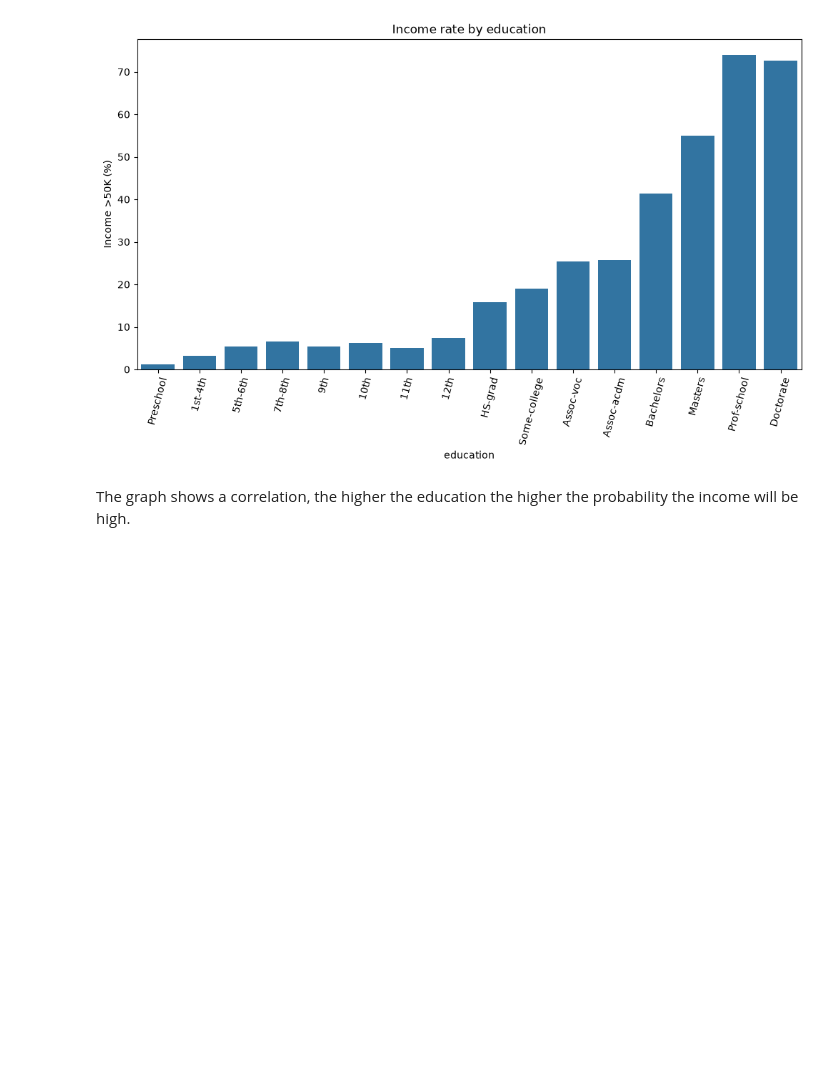
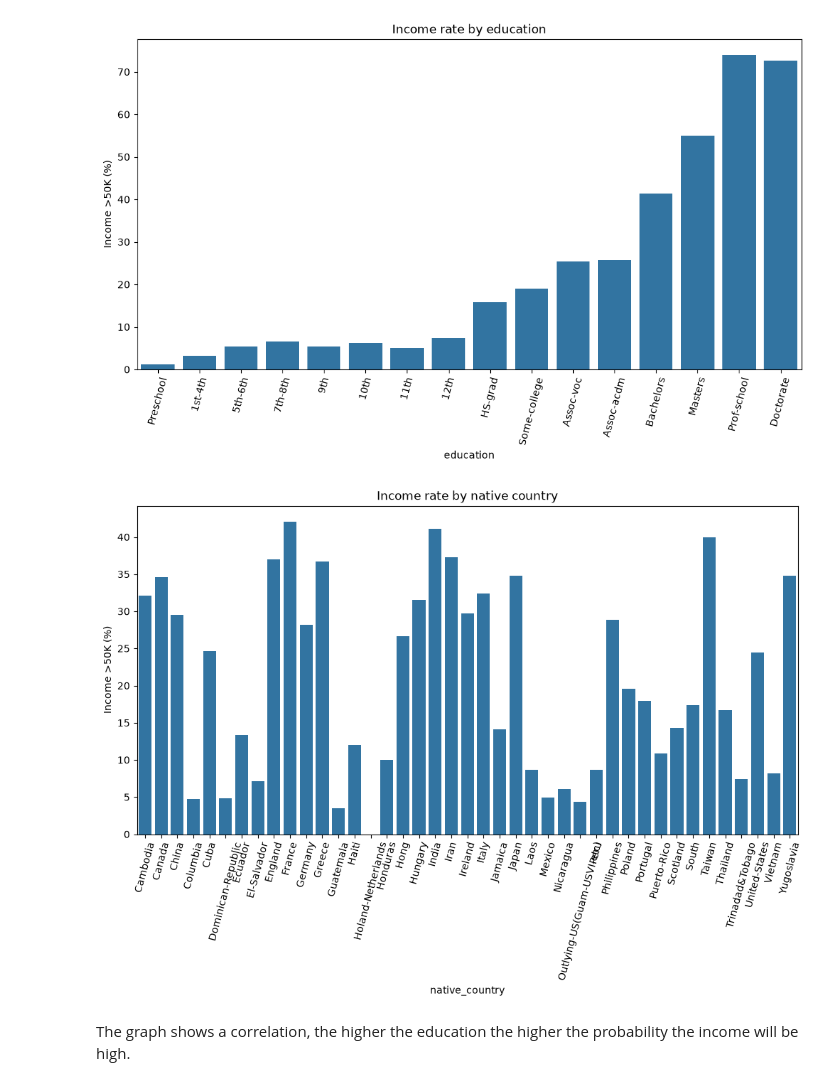
Before and after one commit to Stefano-rep/ai_mlops_hands_on_exercise, a Jupyter notebook: notebooks/target_analysis.ipynb, the cells around one changed output. Saved outputs shown, nothing was run; the diff lists cells and outputs as text; code cells hidden in the pictures; blank space fills up the shorter version.

```diff
--- a/notebooks/target_analysis.ipynb
+++ b/notebooks/target_analysis.ipynb
@@ -104,6 +104,37 @@ plt.title("Income rate by education")
 plt.show()
 # %% [output]
 [figure]
+# %%
+country_target = (
+    eda.groupby(
+        ["native_country"],
+        observed=True
+    )
+    .agg(
+        records=("high_income", "size"),
+        income_rate=("high_income", "mean")
+    )
+    .reset_index()
+    .sort_values("native_country")
+)
+
+country_target["income_rate"] *= 100
+
+plt.figure(figsize=(12, 6))
+
+sns.barplot(
+    data=country_target,
+    x="native_country",
+    y="income_rate",
+    order=country_target["native_country"]
+)
+
+plt.xticks(rotation=75)
+plt.ylabel("Income >50K (%)")
+plt.title("Income rate by native country")
+plt.show()
+# %% [output]
+[figure, added]
 # %% [markdown]
 The graph shows a correlation, the higher the education the higher the probability the income will be high.
 # %%
```
Also changed, not shown: 2 other files.
